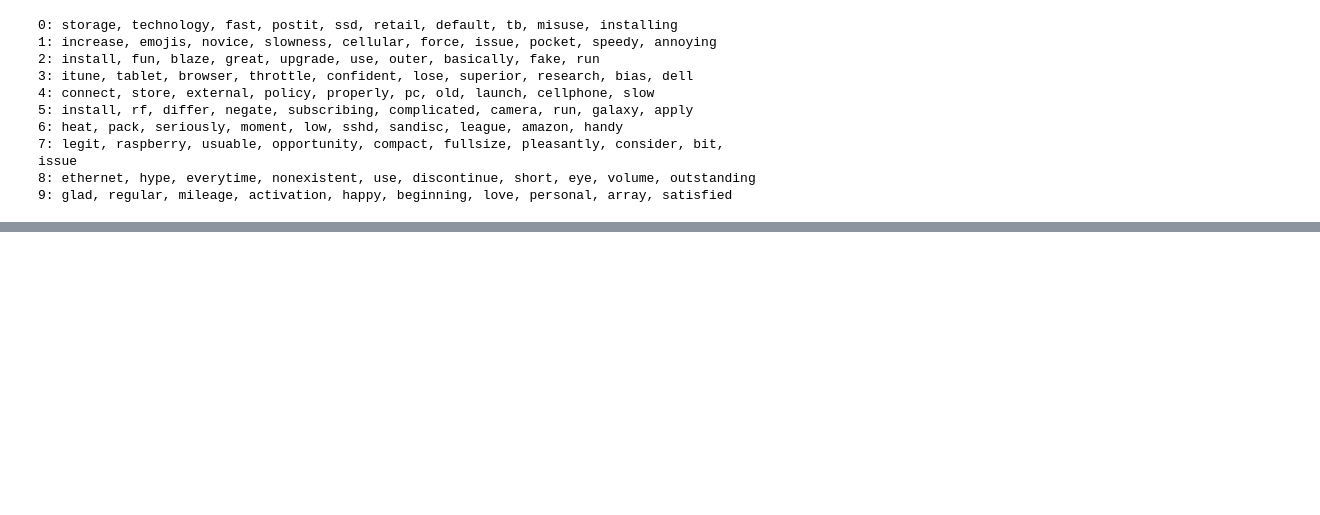
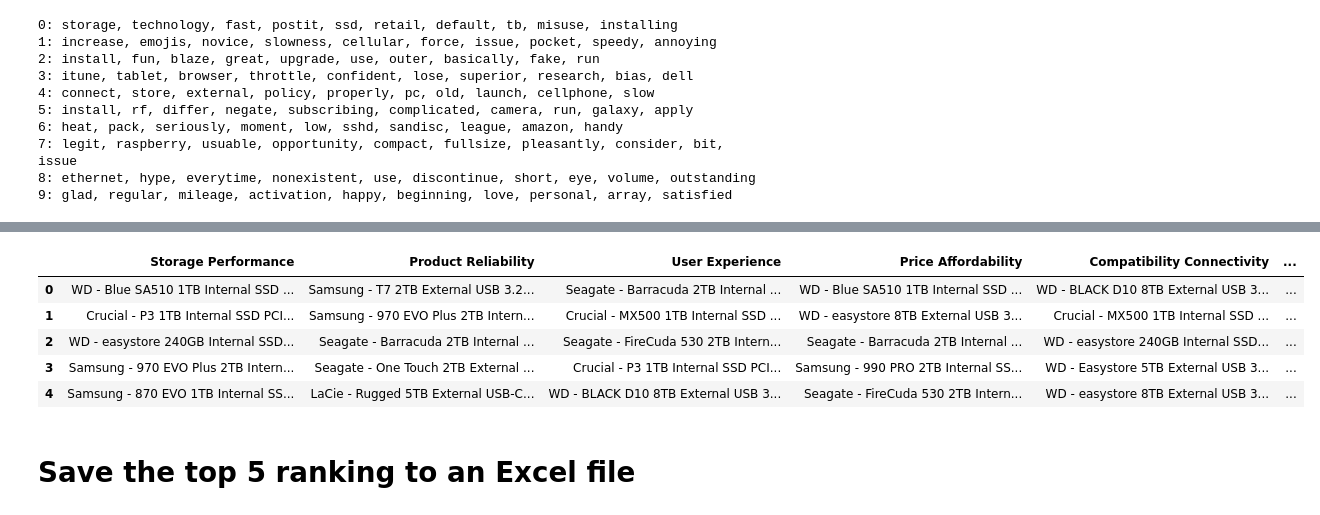
Before and after one commit to Solobrad/Storage-Recommendation---BERTopic-SVM, a Jupyter notebook: Review task/Aspect Extraction _ CorEx).ipynb, the cells around one changed output, grey strips where cells are left out. Cells and saved outputs as stored; diff of their text form; code cells hidden in the pictures; blank space fills up the shorter version.

Commit message:
Finishing touch

```diff
--- a/Review task/Aspect Extraction _ CorEx).ipynb
+++ b/Review task/Aspect Extraction _ CorEx).ipynb
@@ -126,0 +316,20 @@ data.to_excel('labelled_aspect_May24.xlsx')
+# %%
+topics = ['Storage Performance', 'Product Reliability',	'User Experience',	'Price Affordability',	'Compatibility Connectivity',	'Task Performance',	'Build Quality', 'Customer Support',	'Versatility Adaptability',	'Satisfaction' ]
+
+result = pd.DataFrame()
+for t in topics:
+    # Find the 5 largest values in the specified column
+    top_5_products = topic.nlargest(5, t).reset_index()
+
+    result[f'{t}'] = top_5_products['Computer Storage']
+
+result
+# %% [output]
+|  | Storage Performance | Product Reliability | User Experience | Price Affordability | Compatibility Connectivity | ... |
+| 0 | WD - Blue SA510 1TB Internal SSD ... | Samsung - T7 2TB External USB 3.2... | Seagate - Barracuda 2TB Internal ... | WD - Blue SA510 1TB Internal SSD ... | WD - BLACK D10 8TB External USB 3... | ... |
+| 1 | Crucial - P3 1TB Internal SSD PCI... | Samsung - 970 EVO Plus 2TB Intern... | Crucial - MX500 1TB Internal SSD ... | WD - easystore 8TB External USB 3... | Crucial - MX500 1TB Internal SSD ... | ... |
+| 2 | WD - easystore 240GB Internal SSD... | Seagate - Barracuda 2TB Internal ... | Seagate - FireCuda 530 2TB Intern... | Seagate - Barracuda 2TB Internal ... | WD - easystore 240GB Internal SSD... | ... |
+| 3 | Samsung - 970 EVO Plus 2TB Intern... | Seagate - One Touch 2TB External ... | Crucial - P3 1TB Internal SSD PCI... | Samsung - 990 PRO 2TB Internal SS... | WD - Easystore 5TB External USB 3... | ... |
+| 4 | Samsung - 870 EVO 1TB Internal SS... | LaCie - Rugged 5TB External USB-C... | WD - BLACK D10 8TB External USB 3... | Seagate - FireCuda 530 2TB Intern... | WD - easystore 8TB External USB 3... | ... |
+# %% [markdown]
+# Save the top 5 ranking to an Excel file
```
Also changed, not shown: parts of 11 cells of this notebook, 28 other files.
